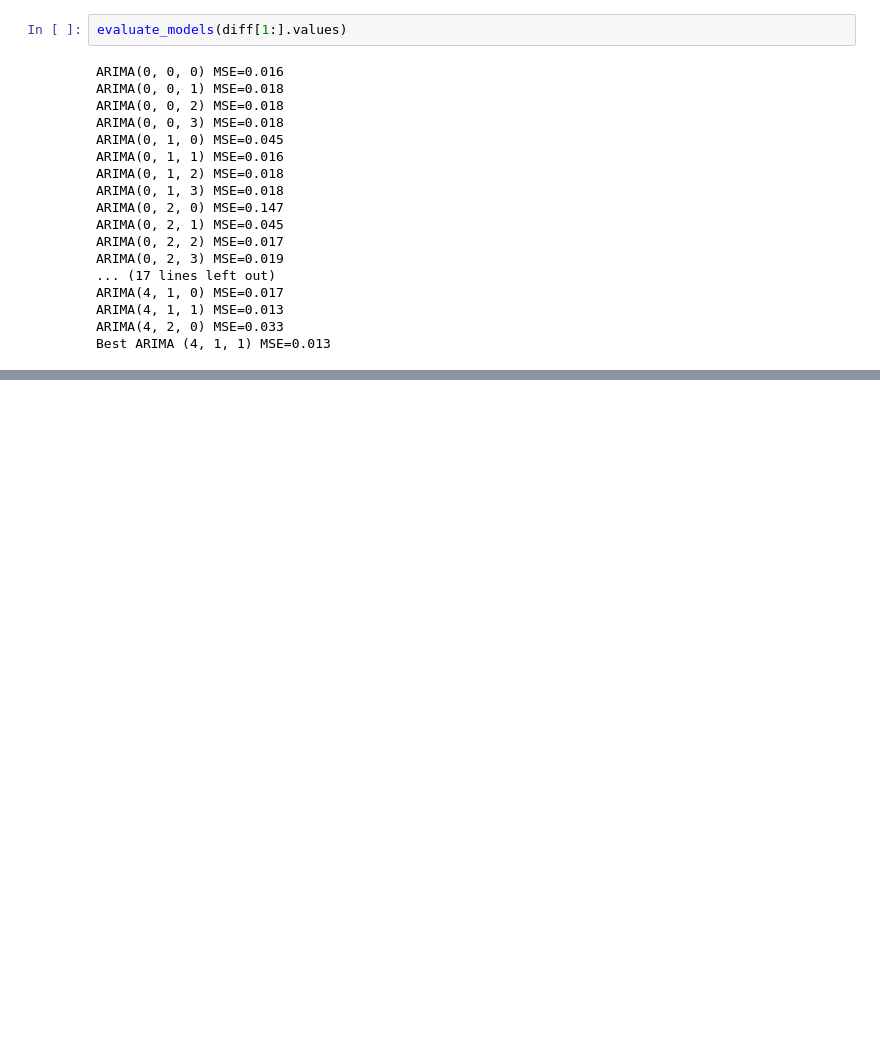
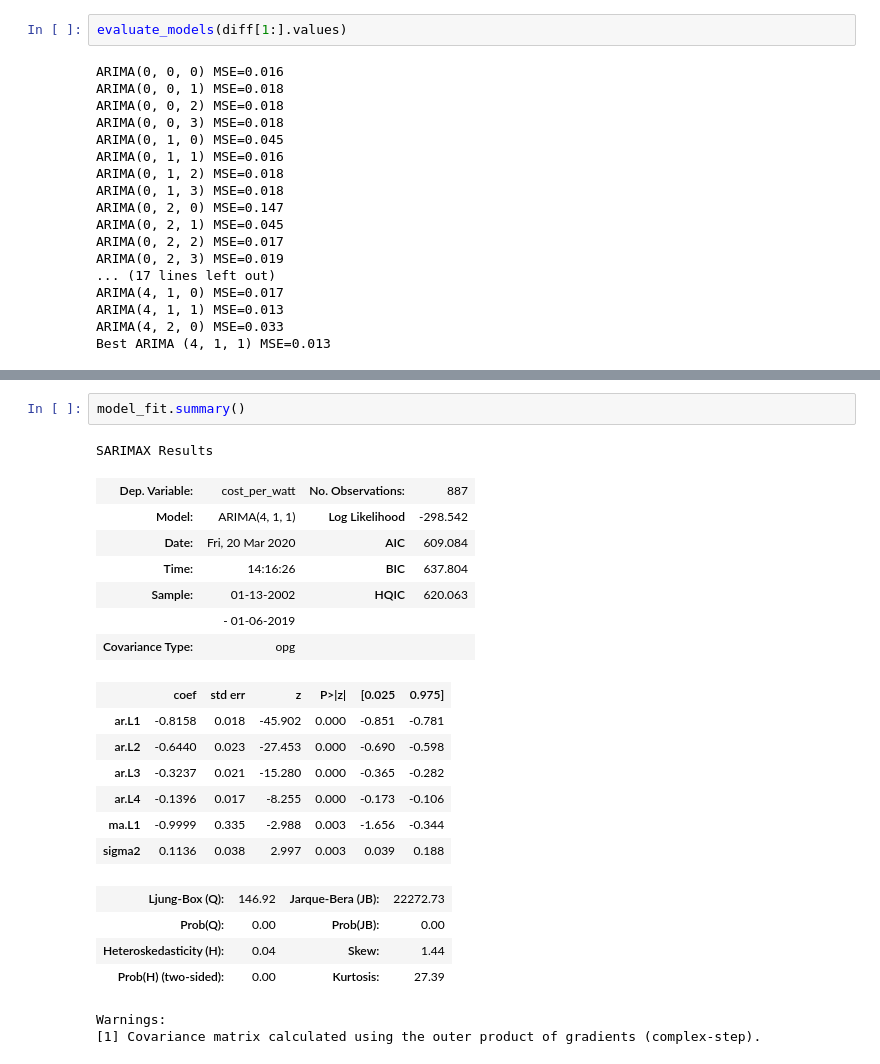
Before and after one commit to jrpaige/Solar, a Jupyter notebook: Solar_TS_Model.ipynb, the cells around one changed output, grey strips where cells are left out. Drawn from its saved outputs; the diff is of its cells as text; blank space fills up the shorter version.

```diff
--- a/Solar_TS_Model.ipynb
+++ b/Solar_TS_Model.ipynb
@@ -270,0 +299,24 @@ Best ARIMA (4, 1, 1) MSE=0.013
+# %%
+model_fit.summary()
+# %% [output]
+SARIMAX Results
+| Dep. Variable: | cost_per_watt | No. Observations: | 887 |
+| Model: | ARIMA(4, 1, 1) | Log Likelihood | -298.542 |
+| Date: | Fri, 20 Mar 2020 | AIC | 609.084 |
+| Time: | 14:16:26 | BIC | 637.804 |
+| Sample: | 01-13-2002 | HQIC | 620.063 |
+|  | - 01-06-2019 |  |  |
+| Covariance Type: | opg |  |  |
+|  | coef | std err | z | P>|z| | [0.025 | 0.975] |
+| ar.L1 | -0.8158 | 0.018 | -45.902 | 0.000 | -0.851 | -0.781 |
+| ar.L2 | -0.6440 | 0.023 | -27.453 | 0.000 | -0.690 | -0.598 |
+| ar.L3 | -0.3237 | 0.021 | -15.280 | 0.000 | -0.365 | -0.282 |
+| ar.L4 | -0.1396 | 0.017 | -8.255 | 0.000 | -0.173 | -0.106 |
+| ma.L1 | -0.9999 | 0.335 | -2.988 | 0.003 | -1.656 | -0.344 |
+| sigma2 | 0.1136 | 0.038 | 2.997 | 0.003 | 0.039 | 0.188 |
+| Ljung-Box (Q): | 146.92 | Jarque-Bera (JB): | 22272.73 |
+| Prob(Q): | 0.00 | Prob(JB): | 0.00 |
+| Heteroskedasticity (H): | 0.04 | Skew: | 1.44 |
+| Prob(H) (two-sided): | 0.00 | Kurtosis: | 27.39 |
+Warnings:
+[1] Covariance matrix calculated using the outer product of gradients (complex-step).
```
Also changed, not shown: parts of 10 cells of this notebook, 1 other file.
